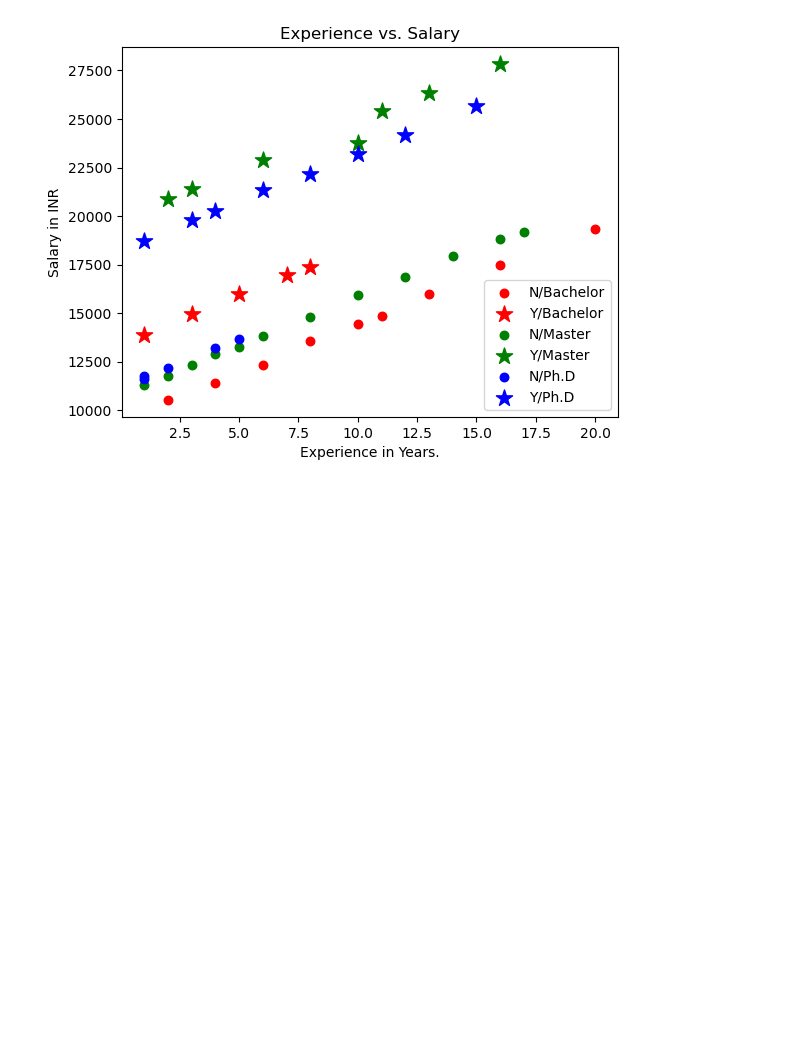
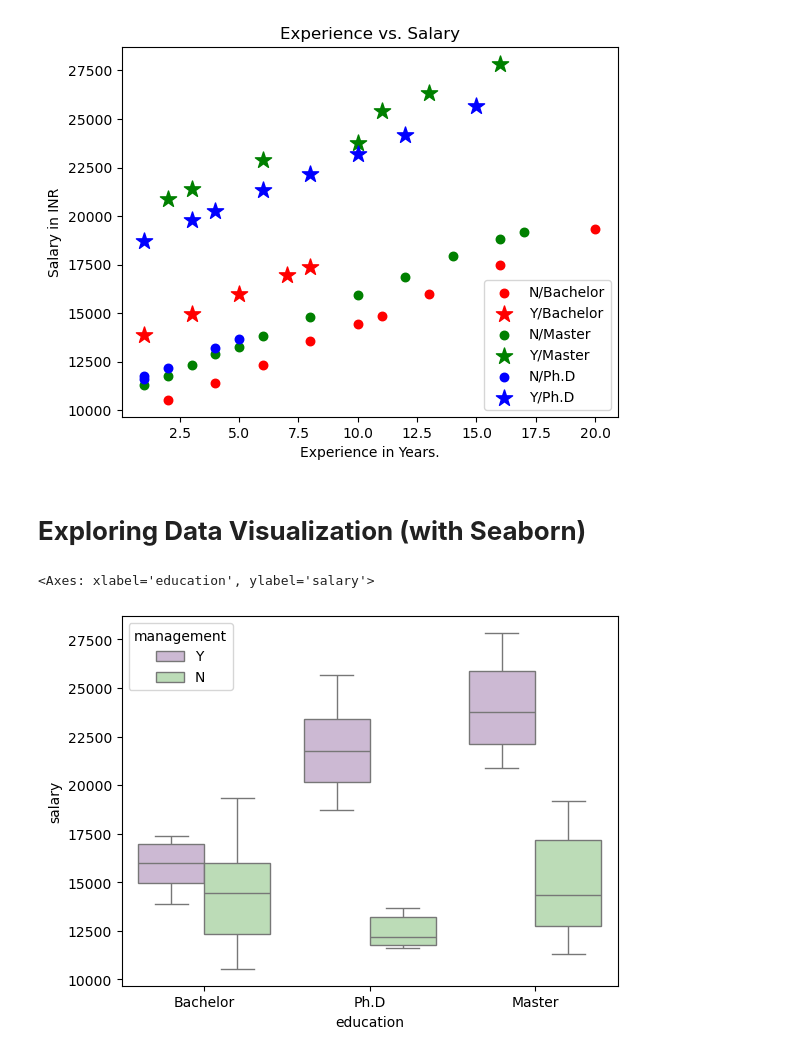
Before and after one commit to toarnabtrainer/AEC_ML_With_Python_August_2024, a Jupyter notebook: Data visualization.ipynb, the cells around one changed output. Saved outputs shown, nothing was run; the diff lists cells and outputs as text; code cells hidden in the pictures; blank space fills up the shorter version.

```diff
--- a/Data visualization.ipynb
+++ b/Data visualization.ipynb
@@ -194,3 +194,5 @@ plt.ylabel("Salary in INR")
 plt.title("Experience vs. Salary")
 plt.savefig("DataStory2.png")
 plt.close()
+# %% [markdown]
+# **Exploring Data Visualization (with Seaborn)**
@@ -196,0 +204,5 @@ plt.close()
+# %%
+sns.boxplot(x = "education", y = "salary", hue = "management", data = df, palette = "PRGn")
+# %% [output]
+<Axes: xlabel='education', ylabel='salary'>
+[figure, added]
```
Also changed, not shown: parts of 4 cells of this notebook.
